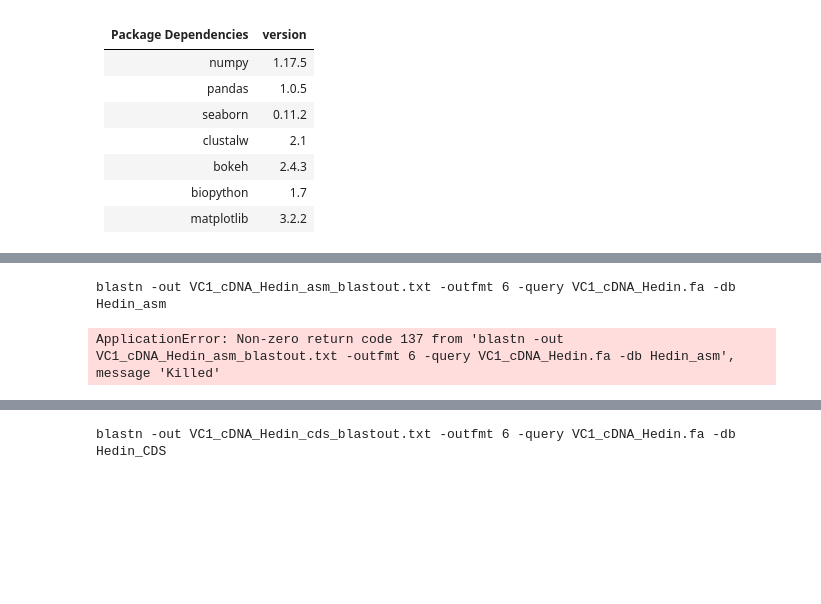
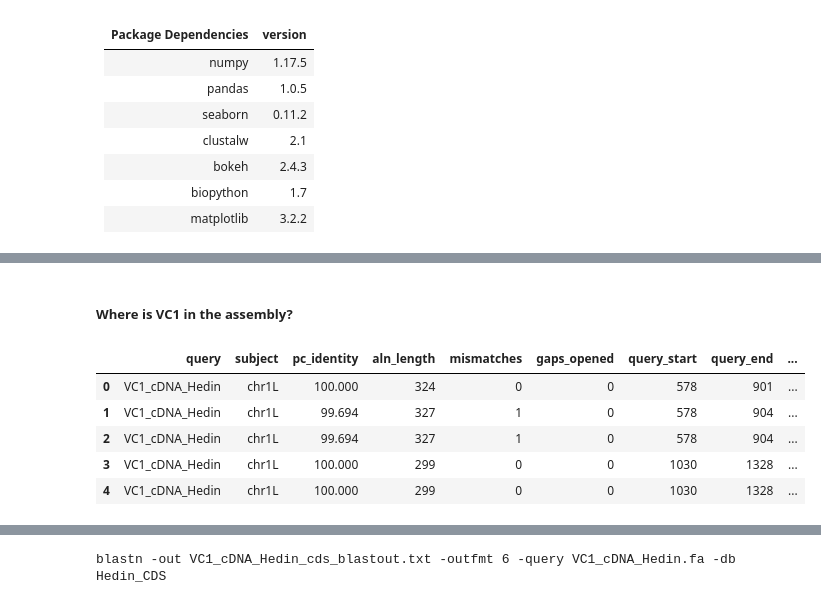
Before and after one commit to Thilanij/FabaVC1_Proposal, a Jupyter notebook: FabaVC1_Proposal.ipynb, the cells around one changed output, grey strips where cells are left out. Cells and saved outputs as stored; diff of their text form; code cells hidden in the pictures; blank space fills up the shorter version.

```diff
--- a/FabaVC1_Proposal.ipynb
+++ b/FabaVC1_Proposal.ipynb
@@ -43,14 +82,38 @@ from Bio.Blast.Applications import NcbiblastnCommandline
+# %% [markdown]
+##### Where is VC1 in the assembly?
 # %%
-
-#create commandline for blastn
-blastn_Hedin_asm = NcbiblastnCommandline (query='VC1_cDNA_Hedin.fa', out='VC1_cDNA_Hedin_asm_blastout.txt', outfmt=6, db='Hedin_asm')
-print(blastn_Hedin_asm) #check what the command line looks like
+####Warning can't run this blast localy bc my PC doesn't have enough resources
+#create commandline for blastn -> where is it in the assembly
+#blastn_Hedin_asm = NcbiblastnCommandline (query='VC1_cDNA_Hedin.fa', out='VC1_cDNA_Hedin_asm_blastout.txt', outfmt=6, db='Hedin_asm')
+#print(blastn_Hedin_asm) #check what the command line looks like
 # Run BLASTn, and print STDOUT/STDERR
-stdout_Hedin_asm, stderr_Hedin_asm = blastn_Hedin_asm()
+#stdout_Hedin_asm, stderr_Hedin_asm = blastn_Hedin_asm()
 
 # Check STDOUT, STDERR - if it  ran with no errors, we should see nothing print for the stdout and error
-print("STDOUT: %s" % stdout_Hedin_asm)
-print("STDERR: %s" % stderr_Hedin_asm)
+#print("STDOUT: %s" % stdout_Hedin_asm)
+#print("STDERR: %s" % stderr_Hedin_asm)
-# %% [output]
-blastn -out VC1_cDNA_Hedin_asm_blastout.txt -outfmt 6 -query VC1_cDNA_Hedin.fa -db Hedin_asm
-ApplicationError: Non-zero return code 137 from 'blastn -out VC1_cDNA_Hedin_asm_blastout.txt -outfmt 6 -query VC1_cDNA_Hedin.fa -db Hedin_asm', message 'Killed'
+# %%
+# Read BLASTn output
+results_Hedin_asm = pd.read_csv('VC1_cDNA_Hedin_asm_blastout.txt', sep="\t", header=None)
+
+# Define column headers
+headers = ['query', 'subject',
+           'pc_identity', 'aln_length', 'mismatches', 'gaps_opened',
+           'query_start', 'query_end', 'subject_start', 'subject_end',
+           'e_value', 'bitscore']
+
+# Assign headers
+results_Hedin_asm.columns = headers
+
+# Inspect modified table
+#results_Hedin_asm.head()
+#pull out only the top hits
+top_results_Hedin_asm=results_Hedin_asm.drop(results_Hedin_asm[results_Hedin_asm['pc_identity'] < 95].index)
+top_results_Hedin_asm
+# %% [output]
+|  | query | subject | pc_identity | aln_length | mismatches | gaps_opened | query_start | query_end | ... |
+| 0 | VC1_cDNA_Hedin | chr1L | 100.000 | 324 | 0 | 0 | 578 | 901 | ... |
+| 1 | VC1_cDNA_Hedin | chr1L | 99.694 | 327 | 1 | 0 | 578 | 904 | ... |
+| 2 | VC1_cDNA_Hedin | chr1L | 99.694 | 327 | 1 | 0 | 578 | 904 | ... |
+| 3 | VC1_cDNA_Hedin | chr1L | 100.000 | 299 | 0 | 0 | 1030 | 1328 | ... |
+| 4 | VC1_cDNA_Hedin | chr1L | 100.000 | 299 | 0 | 0 | 1030 | 1328 | ... |
```
Also changed, not shown: parts of 57 cells of this notebook.
